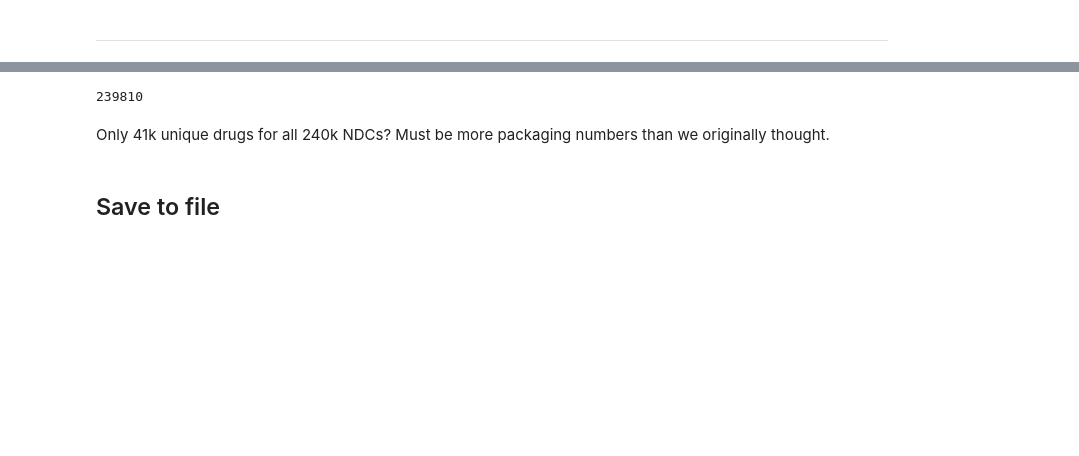
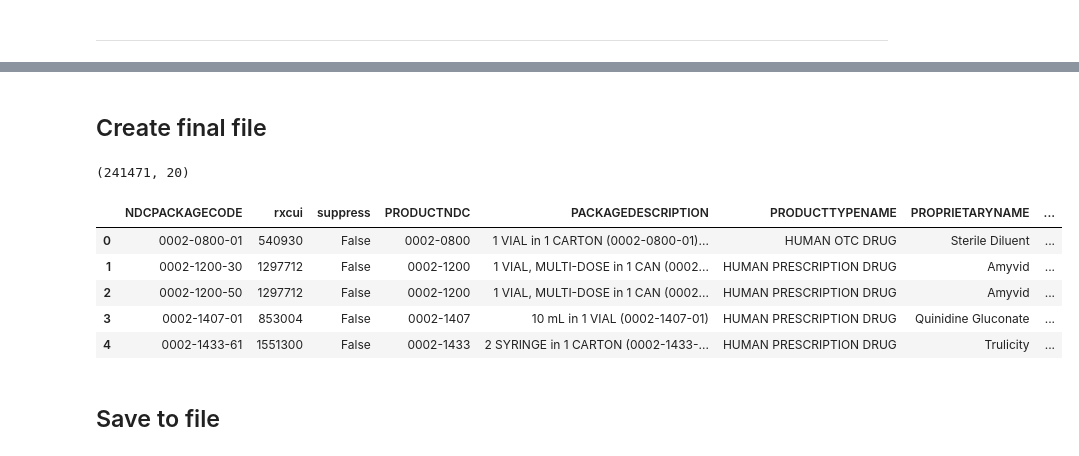
Before and after one commit to veleritas/ndc_active_ingredients, a Jupyter notebook: code/rxnorm/match_fda_and_rxnorm_ndc_info.ipynb, the cells around one changed output, grey strips where cells are left out. Saved outputs shown, nothing was run; the diff lists cells and outputs as text; code cells hidden in the pictures; blank space fills up the shorter version.

```diff
--- a/code/rxnorm/match_fda_and_rxnorm_ndc_info.ipynb
+++ b/code/rxnorm/match_fda_and_rxnorm_ndc_info.ipynb
@@ -124,0 +217,9 @@ res.head()
+# %%
+single = (nsup
+    .query("num_suppress == 1")
+    .drop("num_suppress", axis=1)
+    .merge(common, how="left", on=["NDCPACKAGECODE", "rxcui"])
+
+    .drop("rxaui", axis=1)
+    .drop_duplicates()
+)
@@ -124,0 +237,6 @@ res.head()
+# %%
+clean = (single
+    .append(multi)
+    .sort_values(["NDCPACKAGECODE", "rxcui", "suppress"])
+    .reset_index(drop=True)
+)
@@ -124,0 +267,2 @@ res.head()
+# %%
+clean = clean.assign(suppress = lambda df: df["suppress"] != "N")
@@ -133,9 +367,20 @@ res["rxcui"].nunique()
-# %%
-res["NDCPACKAGECODE"].nunique()
-# %% [output]
-239810
-# %% [markdown]
-Only 41k unique drugs for all 240k NDCs? Must be more packaging numbers than we originally thought.
+# %% [markdown]
+## Create final file
+# %%
+final = clean.merge(ndc_info, how="left", on="NDCPACKAGECODE")
+# %%
+final.shape
+# %% [output]
+(241471, 20)
+# %%
+final.head()
+# %% [output]
+|  | NDCPACKAGECODE | rxcui | suppress | PRODUCTNDC | PACKAGEDESCRIPTION | PRODUCTTYPENAME | PROPRIETARYNAME | ... |
+| 0 | 0002-0800-01 | 540930 | False | 0002-0800 | 1 VIAL in 1 CARTON (0002-0800-01)... | HUMAN OTC DRUG | Sterile Diluent | ... |
+| 1 | 0002-1200-30 | 1297712 | False | 0002-1200 | 1 VIAL, MULTI-DOSE in 1 CAN (0002... | HUMAN PRESCRIPTION DRUG | Amyvid | ... |
+| 2 | 0002-1200-50 | 1297712 | False | 0002-1200 | 1 VIAL, MULTI-DOSE in 1 CAN (0002... | HUMAN PRESCRIPTION DRUG | Amyvid | ... |
+| 3 | 0002-1407-01 | 853004 | False | 0002-1407 | 10 mL in 1 VIAL (0002-1407-01) | HUMAN PRESCRIPTION DRUG | Quinidine Gluconate | ... |
+| 4 | 0002-1433-61 | 1551300 | False | 0002-1433 | 2 SYRINGE in 1 CARTON (0002-1433-... | HUMAN PRESCRIPTION DRUG | Trulicity | ... |
 # %% [markdown]
 ## Save to file
 # %%
```
Also changed, not shown: parts of 47 cells of this notebook.
